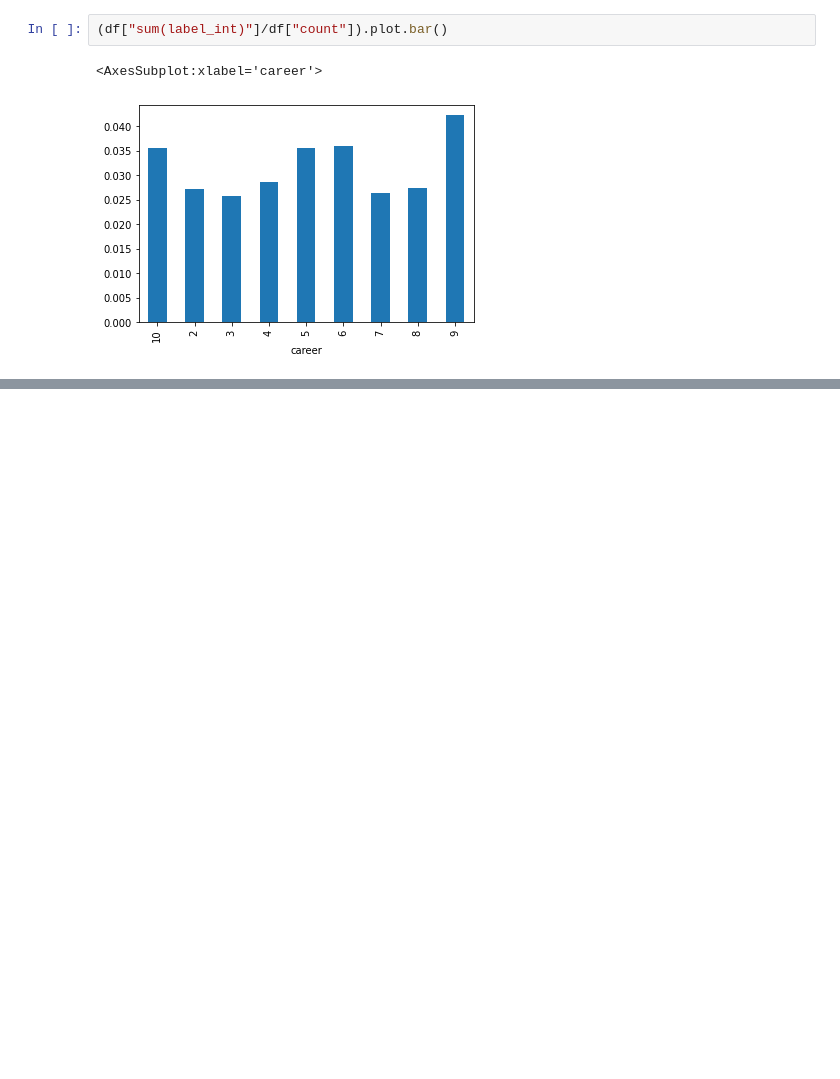
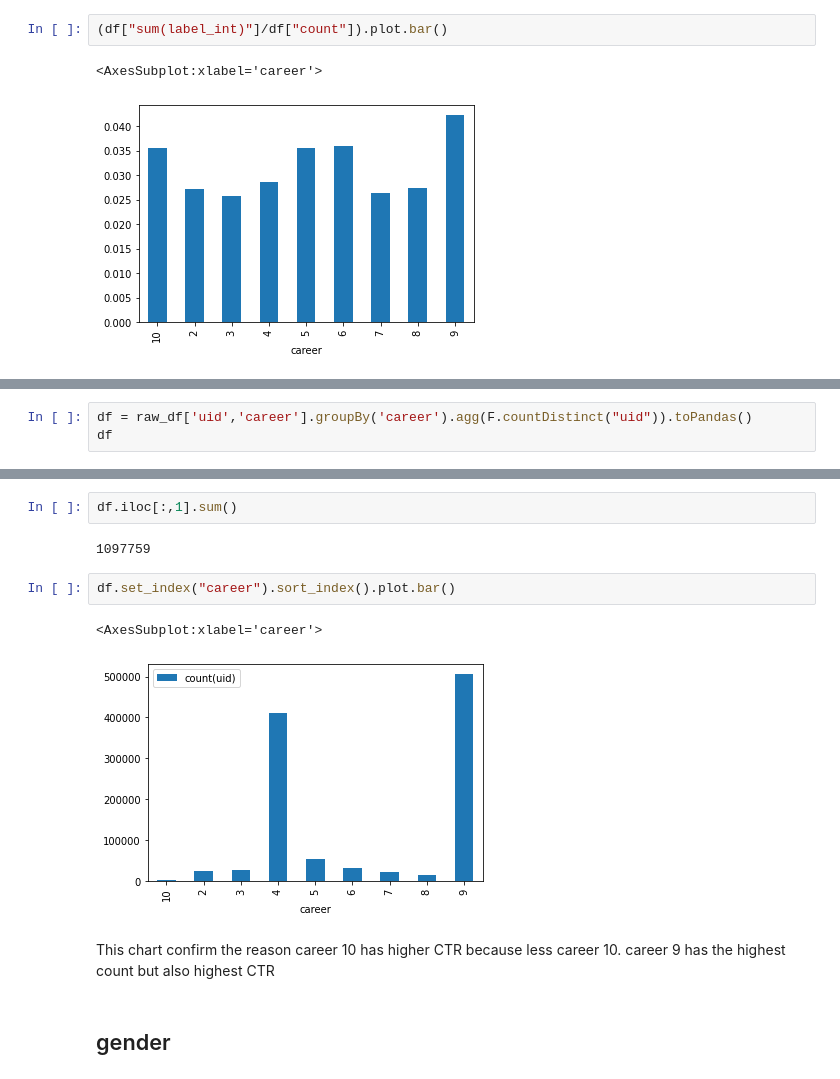
Before and after one commit to xwilchen/MLE_Nanodegree_Capstone, a Jupyter notebook: EDA.ipynb, the cells around one changed output, grey strips where cells are left out. Saved outputs shown, nothing was run; the diff lists cells and outputs as text; blank space fills up the shorter version.

```diff
--- a/EDA.ipynb
+++ b/EDA.ipynb
@@ -612,0 +614,3 @@ seems like
+# %%
+df = raw_df['uid','career'].groupBy('career').agg(F.countDistinct("uid")).toPandas()
+df
@@ -612,0 +628,14 @@ seems like
+# %%
+df.iloc[:,1].sum()
+# %% [output]
+1097759
+# %%
+df.set_index("career").sort_index().plot.bar()
+# %% [output]
+<AxesSubplot:xlabel='career'>
+[figure, added]
+# %% [markdown]
+This chart confirm the reason career 10 has higher CTR because less career 10.
+career 9 has the highest count but also highest CTR
+# %% [markdown]
+## gender
```
Also changed, not shown: parts of 57 cells of this notebook.
